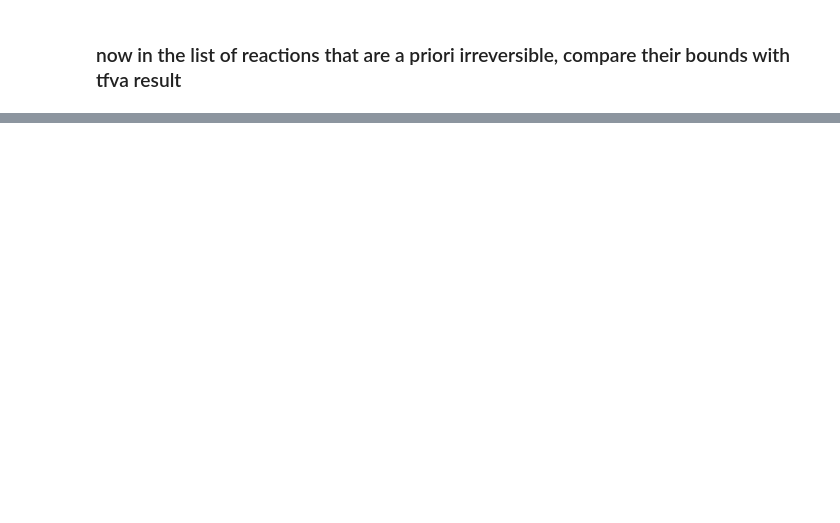
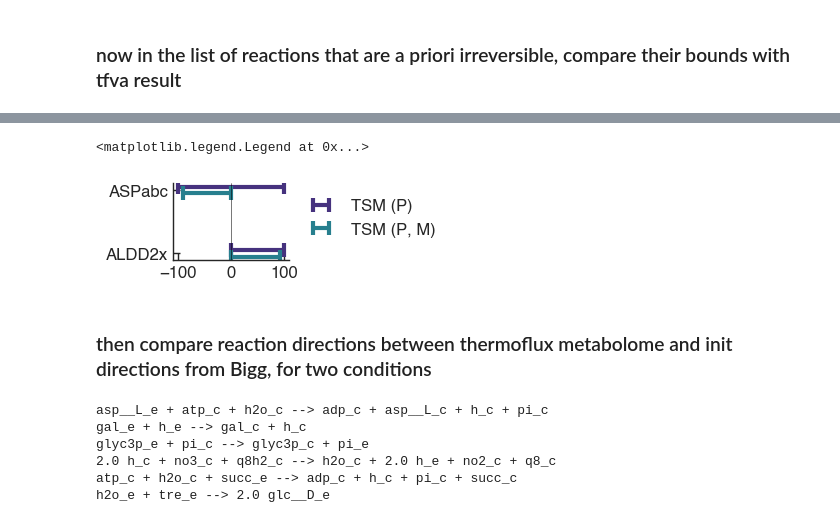
Before and after one commit to molecular-systems-biology/thermo-flux, a Jupyter notebook: Results_protocol_paper_2024/results_C_ecoli/2_ecoli_analysis_directions.ipynb, the cells around one changed output, grey strips where cells are left out. Drawn from its saved outputs; the diff is of its cells as text; code cells hidden in the pictures; blank space fills up the shorter version.

```diff
--- a/Results_protocol_paper_2024/results_C_ecoli/2_ecoli_analysis_directions.ipynb
+++ b/Results_protocol_paper_2024/results_C_ecoli/2_ecoli_analysis_directions.ipynb
@@ -192,0 +252,43 @@ dtype: int64
+# %%
+### actually it is going to be an inset plot for plot below
+## so we will focus on two reactions that are there : ENO and ASPTA
+rxn_focus=['ALDD2x','ASPabc']
+
+fig,axes=plt.subplots(figsize=(1.5,1))
+plotbarplot2(rxn_focus,nomet_bounds,axes,offset=0.05,color=sns.color_palette('viridis')[0],label='TSM (P)',linewidth=3)
+plotbarplot2(rxn_focus,df_vbounds,axes,offset=-0.05,color=sns.color_palette('viridis')[2],label='TSM (P, M)',linewidth=3)
+scale_rcparams(fig,scalingf=0.25)
+axes.axvline(0, color='black')
+axes.set_yticks([0,1])
+axes.set_yticklabels(rxn_focus)#,fontsize=25*2/3)
+# axes.set_xticklabels(axes.get_xticklabels(),fontsize=25*2/3)
+
+
+#x axis
+# axes.set_xscale('symlog',linthresh=1.3)
+##set minor ticks on the symlog x axis
+axes.tick_params(axis='x', which='minor', bottom=True)
+# axes.xaxis.set_minor_locator(io_func.MinorSymLogLocator(1e-1))
+axes.set_xlim(-110,110)
+handles,labels=axes.get_legend_handles_labels()
+unique=[(h,l) for i ,(h,l) in enumerate(zip(handles,labels)) if l not in labels[:i]]
+axes.legend(*zip(*unique),frameon=False,bbox_to_anchor=(1., 1))
+# plt.savefig(f'{OUTPUT_FOLDER}/ecoli_vrange_inset2rxn_metabolomecomparison.png',dpi=300)
+# plt.savefig(f'{OUTPUT_FOLDER}/ecoli_vrange_inset2rxn_metabolomecomparison.svg',dpi=300)
+# %% [output]
+<matplotlib.legend.Legend at 0x...>
+[figure, added]
+# %% [markdown]
+### then compare reaction directions between thermoflux metabolome and init directions from Bigg, for two conditions
+# %%
+incorrect=df_compare[(df_compare['tfva_dir']=='Backward') & (df_compare['init_dir']=='Forward')].index
+for rid in incorrect:
+    # print(tmodel.reactions.get_by_id(rid).reaction)
+    print(ecolimodel_bigg.reactions.get_by_id(rid).reaction)
+# %% [output]
+asp__L_e + atp_c + h2o_c --> adp_c + asp__L_c + h_c + pi_c
+gal_e + h_e --> gal_c + h_c
+glyc3p_e + pi_c --> glyc3p_c + pi_e
+2.0 h_c + no3_c + q8h2_c --> h2o_c + 2.0 h_e + no2_c + q8_c
+atp_c + h2o_c + succ_e --> adp_c + h_c + pi_c + succ_c
+h2o_e + tre_e --> 2.0 glc__D_e
```
Also changed, not shown: parts of 33 cells of this notebook, 49 other files.
